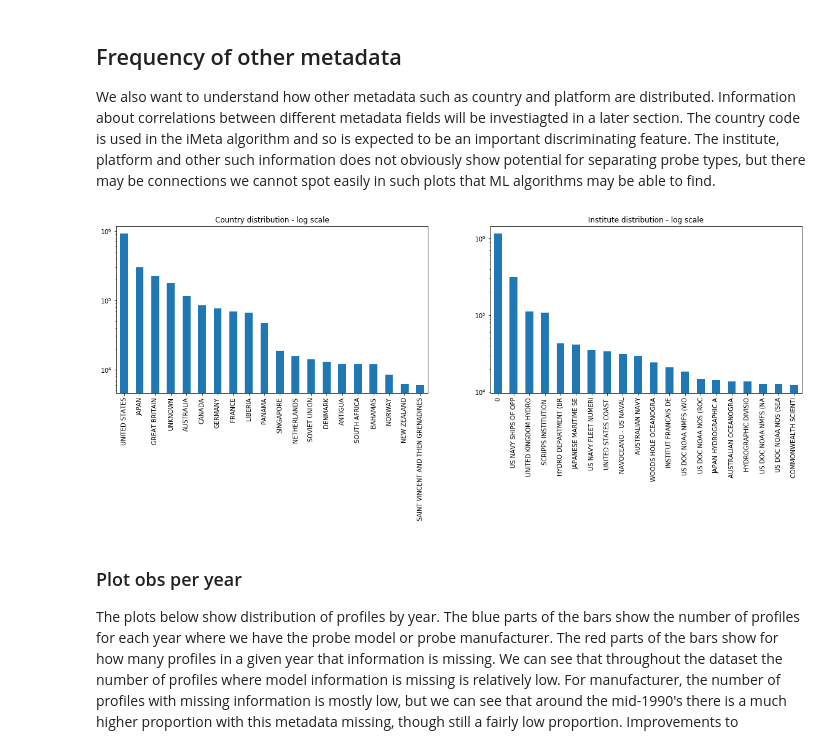
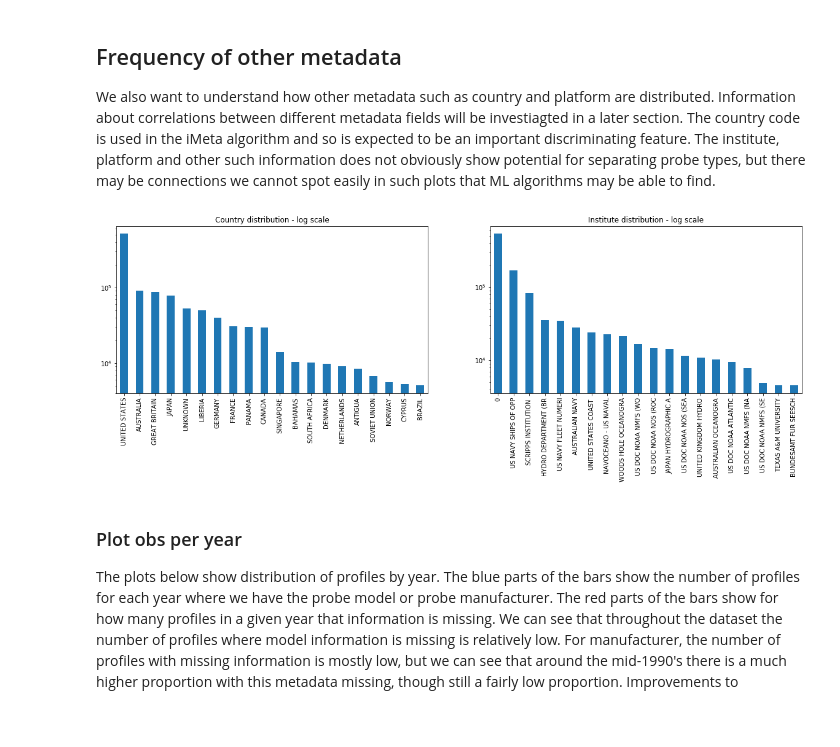
Before and after one commit to MetOffice/XBTs_classification, a Jupyter notebook: dataexploration/xbt_data_exploration.ipynb, the cells around one changed output. Drawn from its saved outputs; the diff is of its cells as text; code cells hidden in the pictures; blank space fills up the shorter version.

```diff
--- a/dataexploration/xbt_data_exploration.ipynb
+++ b/dataexploration/xbt_data_exploration.ipynb
@@ -23,7 +20,7 @@ from xbt_dataset import XbtDataset
 environment = 'pangeo'
 env_data_dirs = {
     'MO_scitools': '/data/users/shaddad/xbt-data/annual_csv',
-    'pangeo': '/data/misc/xbt-data/annual_csv/',
+    'pangeo': '/data/misc/xbt-data/csv_with_imeta/',
 }
 env_date_ranges = {
     'MO_scitools': (1996,2016),
@@ -94,3 +107,5 @@ An important consideration in applying a machine learning algorithm to this data
 The graphs show that a majority of profiles are from instruments manufactured by Sippican. The next largest manufacturer is TSK. For both manufacturers, T4 is the most common model of probe. The fact that a few probe model and manufacturers represent most profiles is why a deterministic algorithm like iMeta which linearly separates based on a few variables can infer probe model and manufacturer with reasonably high accuracy. A ML approach can improve on these results by learning when a profile is likely to be from an instrument of a less common model or manufacturer.
 # %%
 num_to_plot = 20
+# %%
+xbt_labelled = xbt_full_dataset.filter_obs('labelled', 'labelled')
@@ -129,15 +146,15 @@ We also want to understand how other metadata such as country and platform are d
 # %%
 fig_name = 'xbt_country_and_inst'
 fig1 = matplotlib.pyplot.figure(fig_name)
 axis_country = fig1.add_subplot(121)
 axis_country.set_title('Country distribution - log scale')
-xbt_full_dataset.xbt_df['country'].value_counts()[:num_to_plot].plot(kind='bar',ax=axis_country,figsize=(20,10), logy=True )
+xbt_labelled['country'].value_counts()[:num_to_plot].plot(kind='bar',ax=axis_country,figsize=(20,10), logy=True )
 axis_inst = fig1.add_subplot(122)
 axis_inst.set_title('Institute distribution - log scale')
-xbt_full_dataset.xbt_df['institute'].apply(lambda s1:s1[:20]).value_counts()[:num_to_plot].plot(kind='bar',ax=axis_inst,figsize=(20,5), logy=True)
+xbt_labelled['institute'].apply(lambda s1:s1[:20]).value_counts()[:num_to_plot].plot(kind='bar',ax=axis_inst,figsize=(20,5), logy=True)
 fig1.savefig('xbt_country_and_inst_distributions.png')
 # %% [output]
-[figure, old version]
+[figure, new version]
 # %% [markdown]
 ### Plot obs per year
 
```
Also changed, not shown: parts of 12 cells of this notebook, 1 other file.
